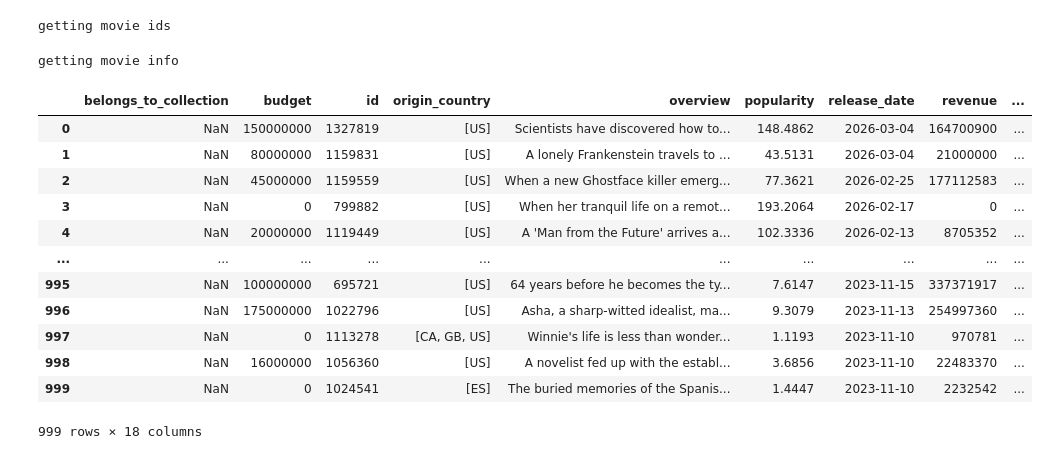
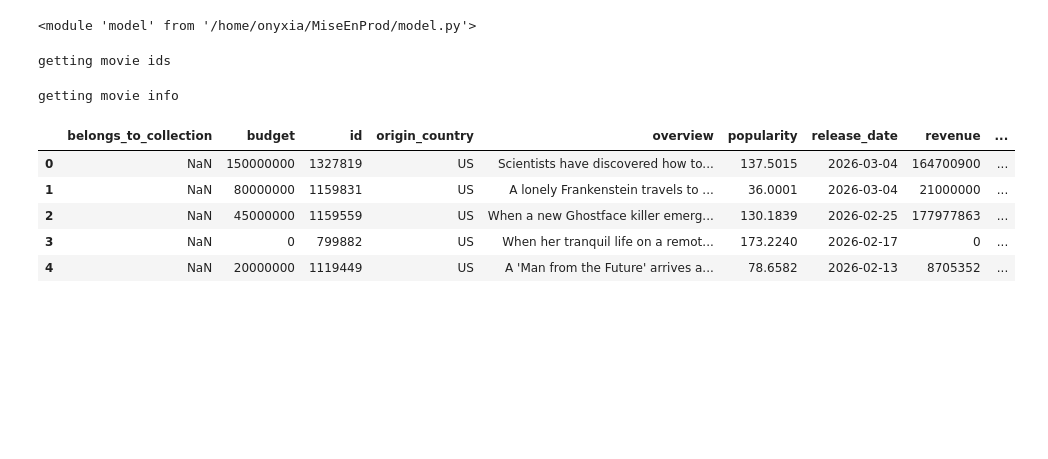
Before and after one commit to gillesfevry/MiseEnProd, a Jupyter notebook: tests.ipynb, the cells around one changed output. Saved outputs shown, nothing was run; the diff lists cells and outputs as text; code cells hidden in the pictures; blank space fills up the shorter version.

```diff
--- a/tests.ipynb
+++ b/tests.ipynb
@@ -3,21 +5,19 @@ import fetch_data as td
+# %%
+# Après avoir modifié le fichier .py :
+importlib.reload(mod)
+# %% [output]
+<module 'model' from '/home/onyxia/MiseEnProd/model.py'>
 # %%
-ids= td.get_movie_ids_list(50, headers=td.headers)
-df=td.get_movies_info(ids,headers=td.headers)
-df=td.clean_data(df)
-df
+ids = td.get_movie_ids_list(td.headers, 50, ending_date="03-18-2026", ascending=False)
+historic_df = td.get_movies_info(ids, td.headers)
+df_cleaned = td.clean_data(historic_df)
+df_cleaned.head()
 # %% [output]
 getting movie ids
 getting movie info
 |  | belongs_to_collection | budget | id | origin_country | overview | popularity | release_date | revenue | ... |
-| 0 | NaN | 150000000 | 1327819 | [US] | Scientists have discovered how to... | 148.4862 | 2026-03-04 | 164700900 | ... |
-| 1 | NaN | 80000000 | 1159831 | [US] | A lonely Frankenstein travels to ... | 43.5131 | 2026-03-04 | 21000000 | ... |
-| 2 | NaN | 45000000 | 1159559 | [US] | When a new Ghostface killer emerg... | 77.3621 | 2026-02-25 | 177112583 | ... |
-| 3 | NaN | 0 | 799882 | [US] | When her tranquil life on a remot... | 193.2064 | 2026-02-17 | 0 | ... |
-| 4 | NaN | 20000000 | 1119449 | [US] | A 'Man from the Future' arrives a... | 102.3336 | 2026-02-13 | 8705352 | ... |
-| ... | ... | ... | ... | ... | ... | ... | ... | ... | ... |
-| 995 | NaN | 100000000 | 695721 | [US] | 64 years before he becomes the ty... | 7.6147 | 2023-11-15 | 337371917 | ... |
-| 996 | NaN | 175000000 | 1022796 | [US] | Asha, a sharp-witted idealist, ma... | 9.3079 | 2023-11-13 | 254997360 | ... |
-| 997 | NaN | 0 | 1113278 | [CA, GB, US] | Winnie's life is less than wonder... | 1.1193 | 2023-11-10 | 970781 | ... |
-| 998 | NaN | 16000000 | 1056360 | [US] | A novelist fed up with the establ... | 3.6856 | 2023-11-10 | 22483370 | ... |
-| 999 | NaN | 0 | 1024541 | [ES] | The buried memories of the Spanis... | 1.4447 | 2023-11-10 | 2232542 | ... |
+| 0 | NaN | 150000000 | 1327819 | US | Scientists have discovered how to... | 137.5015 | 2026-03-04 | 164700900 | ... |
+| 1 | NaN | 80000000 | 1159831 | US | A lonely Frankenstein travels to ... | 36.0001 | 2026-03-04 | 21000000 | ... |
+| 2 | NaN | 45000000 | 1159559 | US | When a new Ghostface killer emerg... | 130.1839 | 2026-02-25 | 177977863 | ... |
+| 3 | NaN | 0 | 799882 | US | When her tranquil life on a remot... | 173.2240 | 2026-02-17 | 0 | ... |
+| 4 | NaN | 20000000 | 1119449 | US | A 'Man from the Future' arrives a... | 78.6582 | 2026-02-13 | 8705352 | ... |
-999 rows × 18 columns
```
Also changed, not shown: parts of 14 cells of this notebook, 2 other files.
